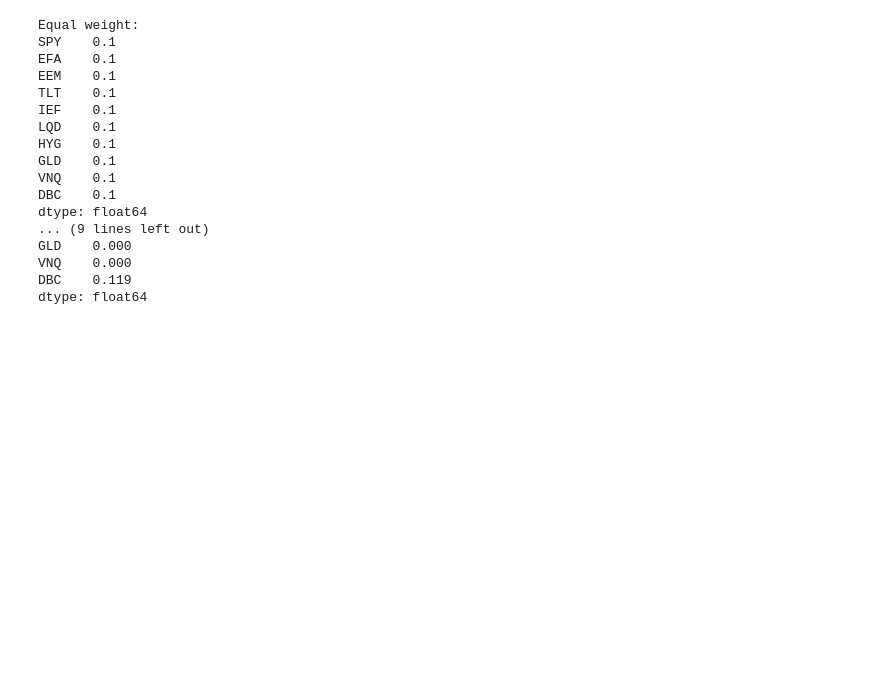
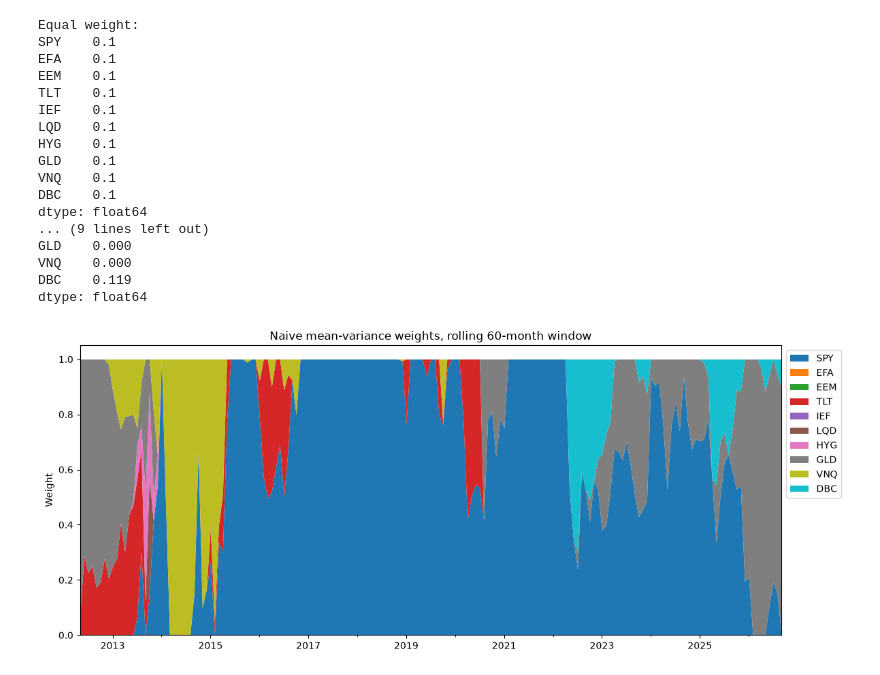
Before and after one commit to EthanB425/Portfolio-Optimization-Under-Uncertainty, a Jupyter notebook: notebooks/02_strategy_setup.ipynb, the cells around one changed output. Drawn from its saved outputs; the diff is of its cells as text; code cells hidden in the pictures; blank space fills up the shorter version.

Commit message:
Added naive and Ledoit-Wolf baselines; show weight instability

```diff
--- a/notebooks/02_strategy_setup.ipynb
+++ b/notebooks/02_strategy_setup.ipynb
@@ -36,3 +36,27 @@ GLD    0.000
 VNQ    0.000
 DBC    0.119
 dtype: float64
+# %%
+from portfolio import naive_mean_variance, ledoit_wolf_mean_variance
+import matplotlib.pyplot as plt
+
+WINDOW = 60  # months of history used for each estimate
+
+def rolling_weights(strategy, returns, window=WINDOW):
+    """Weights a strategy would hold each month, using only the previous `window` months."""
+    records = {}
+    for end in range(window, len(returns)):
+        window_returns = returns.iloc[end - window:end]
+        records[returns.index[end]] = strategy(window_returns)
+    return pd.DataFrame(records).T
+
+naive_w = rolling_weights(naive_mean_variance, returns)
+
+naive_w.plot.area(figsize=(12, 5), linewidth=0,
+                  title="Naive mean-variance weights, rolling 60-month window")
+plt.ylabel("Weight")
+plt.legend(loc="upper left", bbox_to_anchor=(1, 1))
+plt.tight_layout()
+plt.show()
+# %% [output]
+[figure, added]
```
Also changed, not shown: parts of 2 cells of this notebook, 1 other file.
